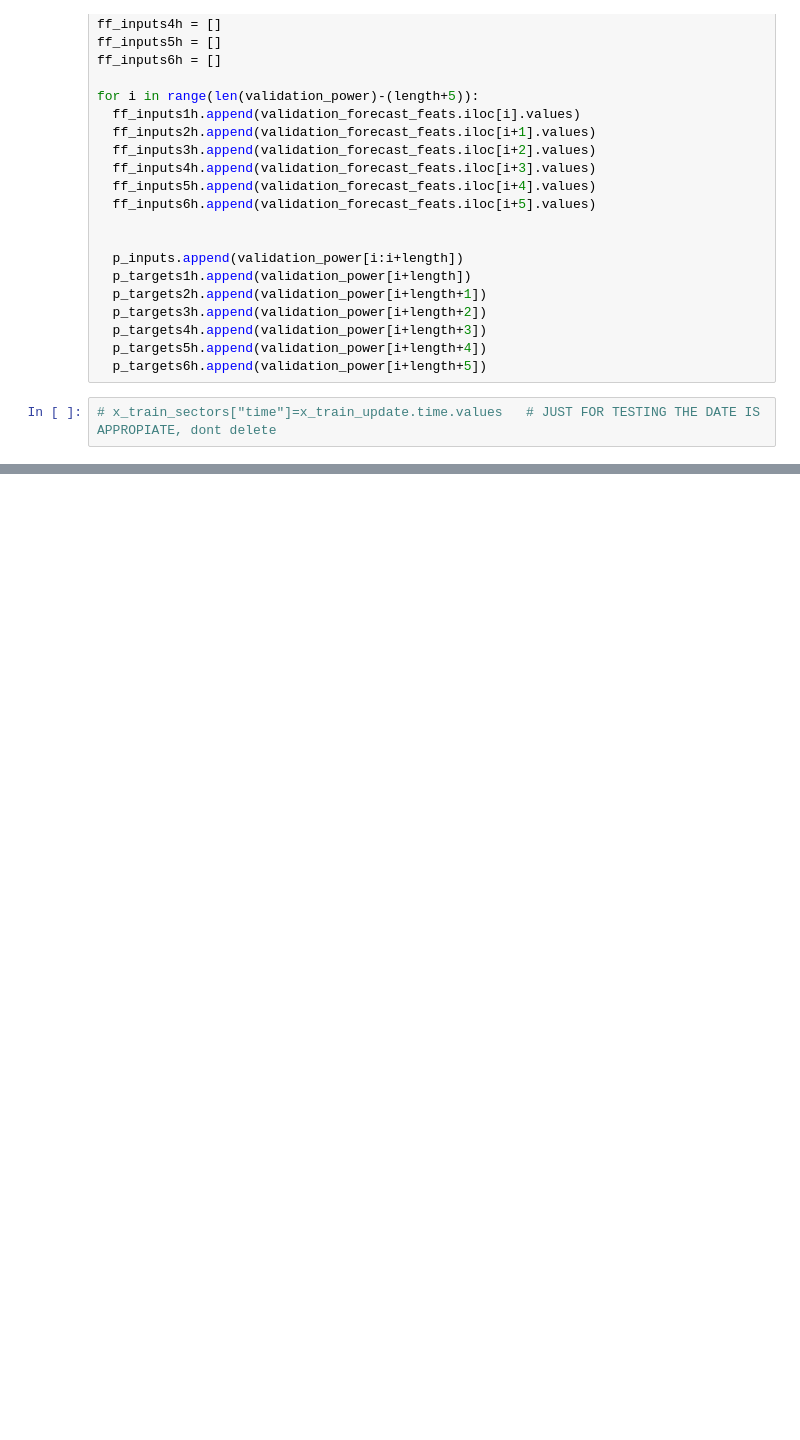
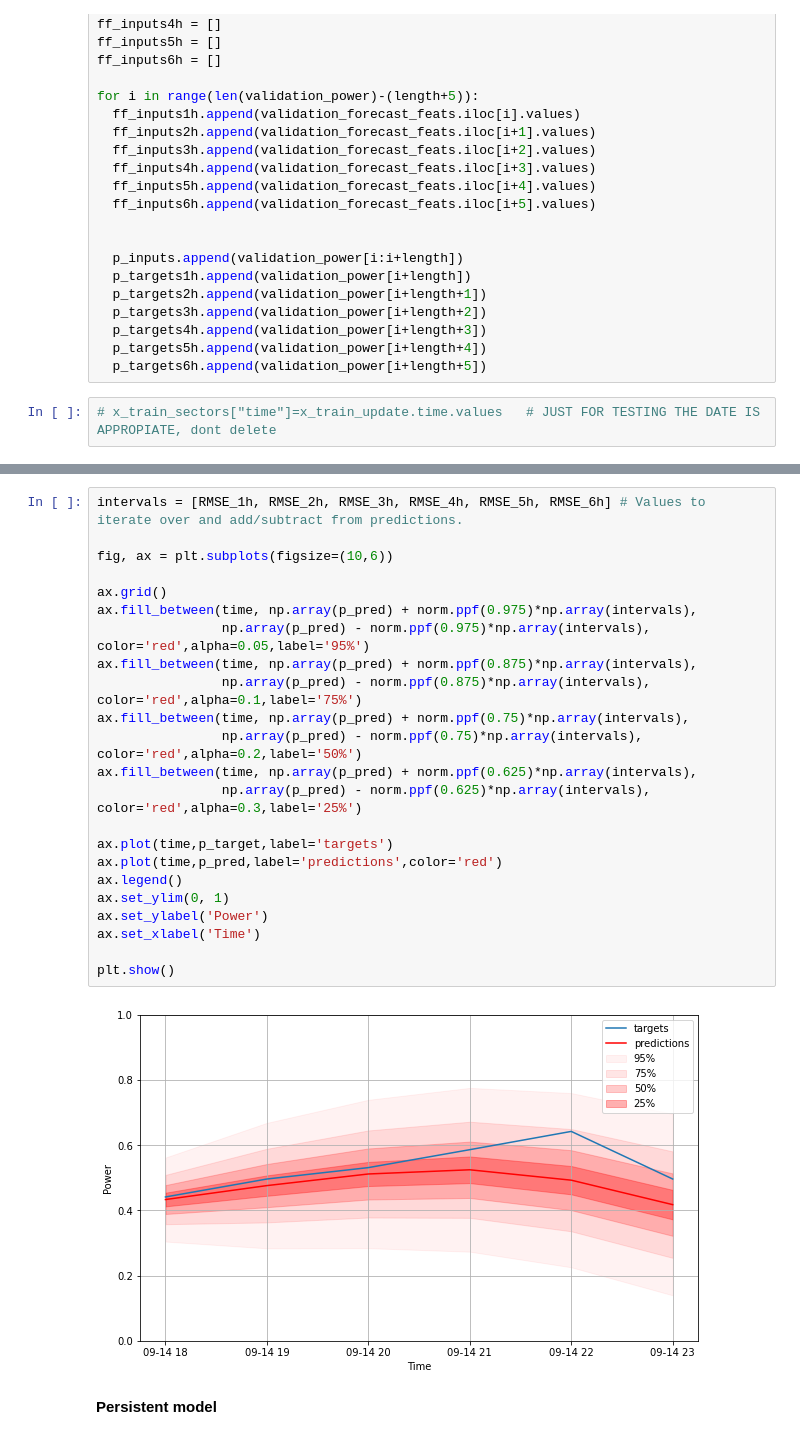
Before and after one commit to GilliGit/WindForecastingCompetition, a Jupyter notebook: Models/Intra day/LSTM_FFNN_intra_day.ipynb, the cells around one changed output, grey strips where cells are left out. Cells and saved outputs as stored; diff of their text form; blank space fills up the shorter version.

```diff
--- a/Models/Intra day/LSTM_FFNN_intra_day.ipynb
+++ b/Models/Intra day/LSTM_FFNN_intra_day.ipynb
@@ -510,0 +555,27 @@ print(f'Confidence interval 3h: {CI_3h}')
+# %%
+intervals = [RMSE_1h, RMSE_2h, RMSE_3h, RMSE_4h, RMSE_5h, RMSE_6h] # Values to iterate over and add/subtract from predictions.
+
+fig, ax = plt.subplots(figsize=(10,6))
+
+ax.grid()
+ax.fill_between(time, np.array(p_pred) + norm.ppf(0.975)*np.array(intervals),
+                np.array(p_pred) - norm.ppf(0.975)*np.array(intervals), color='red',alpha=0.05,label='95%')
+ax.fill_between(time, np.array(p_pred) + norm.ppf(0.875)*np.array(intervals),
+                np.array(p_pred) - norm.ppf(0.875)*np.array(intervals), color='red',alpha=0.1,label='75%')
+ax.fill_between(time, np.array(p_pred) + norm.ppf(0.75)*np.array(intervals),
+                np.array(p_pred) - norm.ppf(0.75)*np.array(intervals), color='red',alpha=0.2,label='50%')
+ax.fill_between(time, np.array(p_pred) + norm.ppf(0.625)*np.array(intervals),
+                np.array(p_pred) - norm.ppf(0.625)*np.array(intervals), color='red',alpha=0.3,label='25%')
+
+ax.plot(time,p_target,label='targets')
+ax.plot(time,p_pred,label='predictions',color='red')
+ax.legend()
+ax.set_ylim(0, 1)
+ax.set_ylabel('Power')
+ax.set_xlabel('Time')
+
+plt.show()
+# %% [output]
+[figure, added]
+# %% [markdown]
+**Persistent model**
```
Also changed, not shown: parts of 11 cells of this notebook, 2 other files.
